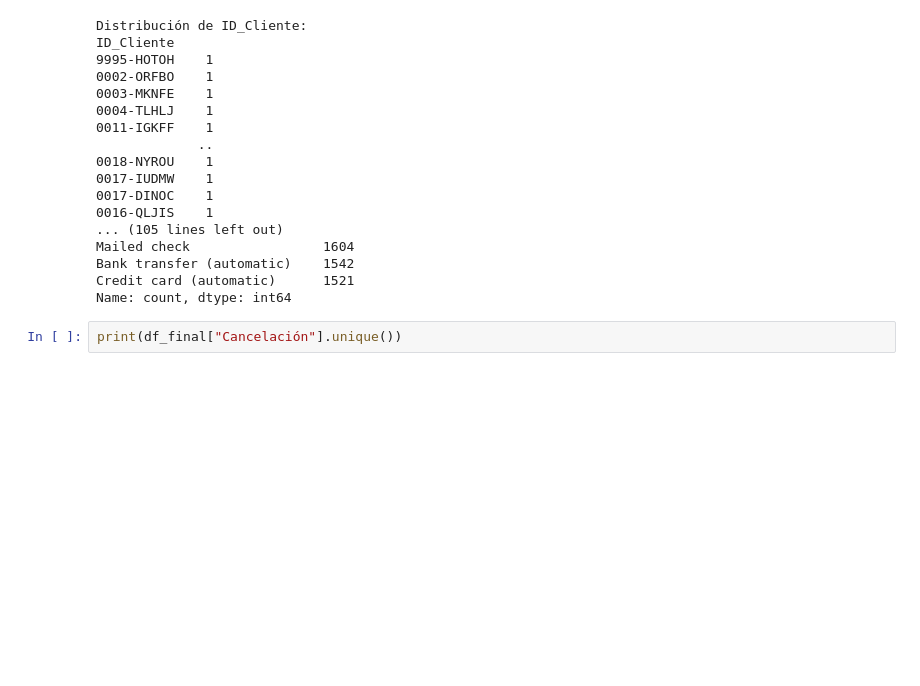
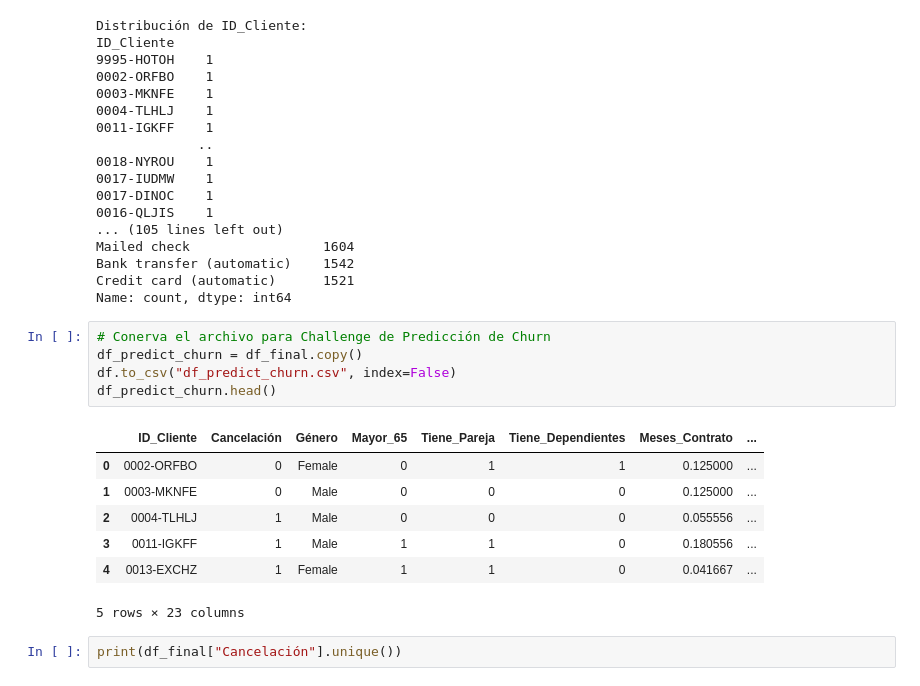
Before and after one commit to Maucho6340/Telecom_X_LATAM, a Jupyter notebook: Challenge_CHRUN_COLAB.ipynb, the cells around one changed output. Saved outputs shown, nothing was run; the diff lists cells and outputs as text; blank space fills up the shorter version.

```diff
--- a/Challenge_CHRUN_COLAB.ipynb
+++ b/Challenge_CHRUN_COLAB.ipynb
@@ -462,6 +462,19 @@ Mailed check                 1604
 Bank transfer (automatic)    1542
 Credit card (automatic)      1521
 Name: count, dtype: int64
+# %%
+# Conerva el archivo para Challenge de Predicción de Churn
+df_predict_churn = df_final.copy()
+df.to_csv("df_predict_churn.csv", index=False)
+df_predict_churn.head()
+# %% [output]
+|  | ID_Cliente | Cancelación | Género | Mayor_65 | Tiene_Pareja | Tiene_Dependientes | Meses_Contrato | ... |
+| 0 | 0002-ORFBO | 0 | Female | 0 | 1 | 1 | 0.125000 | ... |
+| 1 | 0003-MKNFE | 0 | Male | 0 | 0 | 0 | 0.125000 | ... |
+| 2 | 0004-TLHLJ | 1 | Male | 0 | 0 | 0 | 0.055556 | ... |
+| 3 | 0011-IGKFF | 1 | Male | 1 | 1 | 0 | 0.180556 | ... |
+| 4 | 0013-EXCHZ | 1 | Female | 1 | 1 | 0 | 0.041667 | ... |
+5 rows × 23 columns
 # %%
 print(df_final["Cancelación"].unique())
 # %% [output]
```
Also changed, not shown: parts of 2 cells of this notebook.
